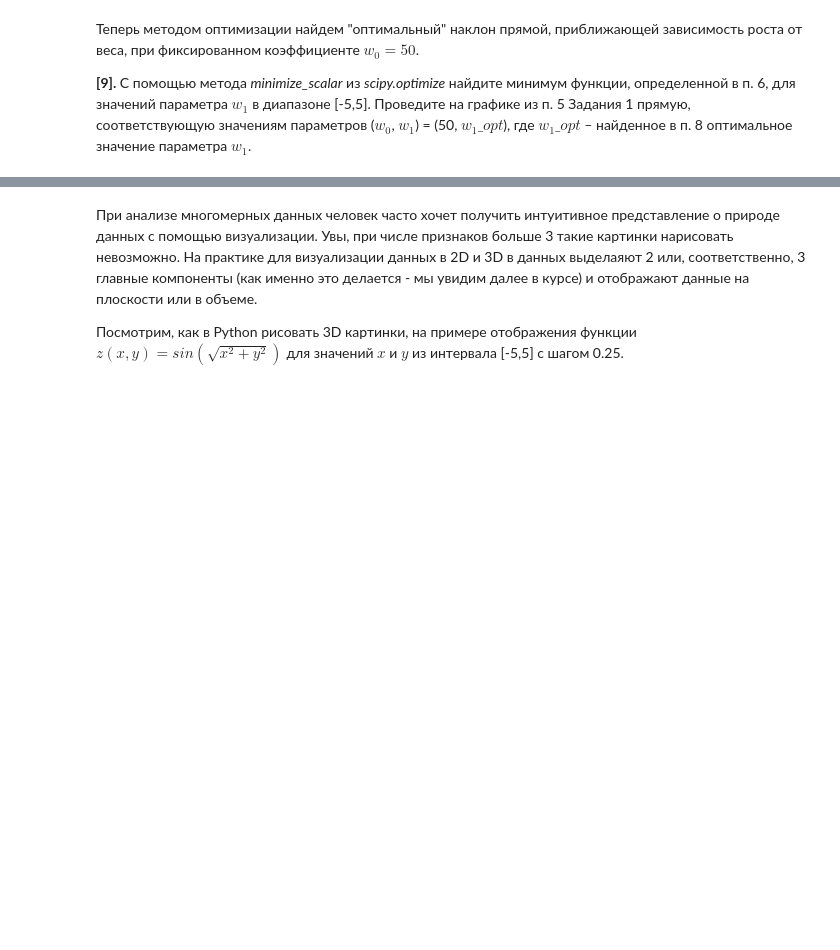
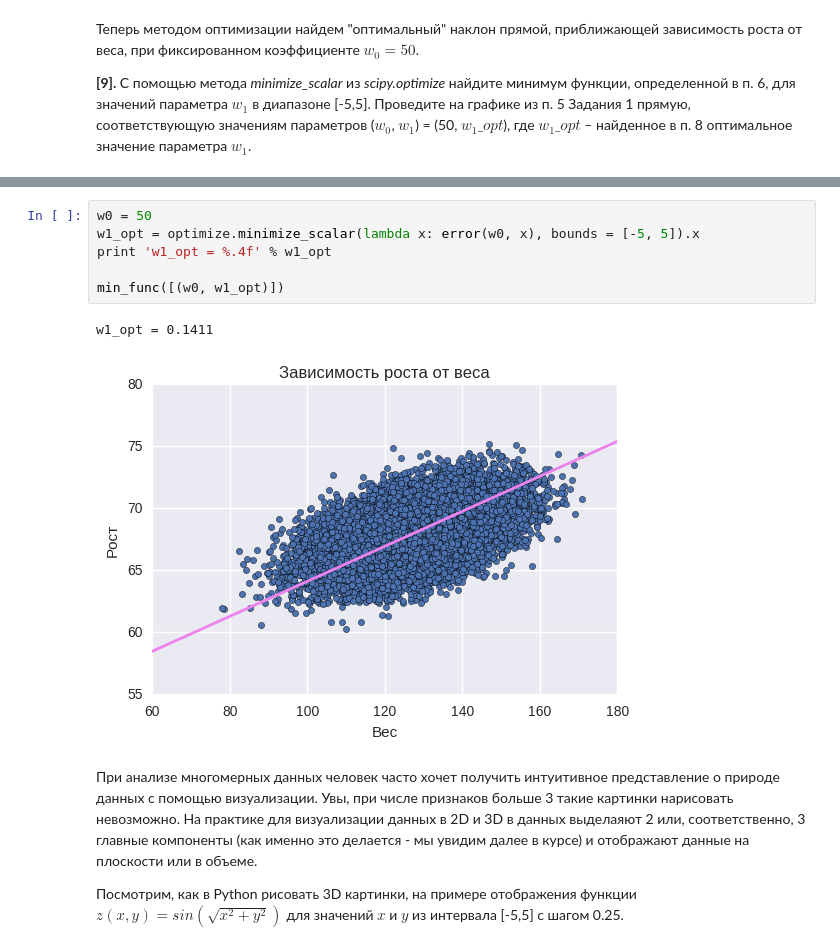
Before and after one commit to nuzhdov/ml_class, a Jupyter notebook: mlad_spec/ml_on_labeled_data/week1/peer_review_linreg_height_weight.ipynb, the cells around one changed output, grey strips where cells are left out. Cells and saved outputs as stored; diff of their text form; blank space fills up the shorter version.

```diff
--- a/mlad_spec/ml_on_labeled_data/week1/peer_review_linreg_height_weight.ipynb
+++ b/mlad_spec/ml_on_labeled_data/week1/peer_review_linreg_height_weight.ipynb
@@ -170,3 +171,12 @@ make_model_plot([(60, 0.05), (50, 0.16)])
+# %%
+w0 = 50
+w1_opt = optimize.minimize_scalar(lambda x: error(w0, x), bounds = [-5, 5]).x
+print 'w1_opt = %.4f' % w1_opt
+
+min_func([(w0, w1_opt)])
+# %% [output]
+w1_opt = 0.1411
+[figure, added]
 # %% [markdown]
 При анализе многомерных данных человек часто хочет получить интуитивное представление о природе данных с помощью визуализации. Увы, при числе признаков больше 3 такие картинки нарисовать невозможно. На практике для визуализации данных в 2D и 3D в данных выделаяют 2 или, соответственно, 3 главные компоненты (как именно это делается - мы увидим далее в курсе) и отображают данные на плоскости или в объеме.
 
```
Also changed, not shown: parts of 12 cells of this notebook.
